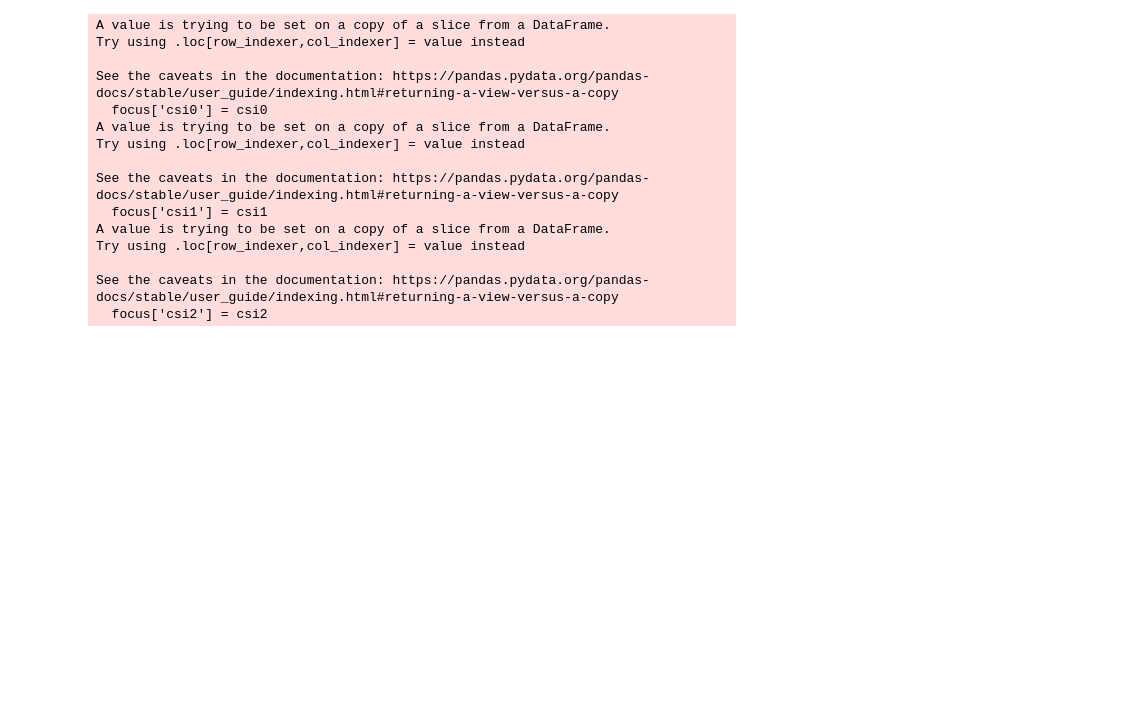
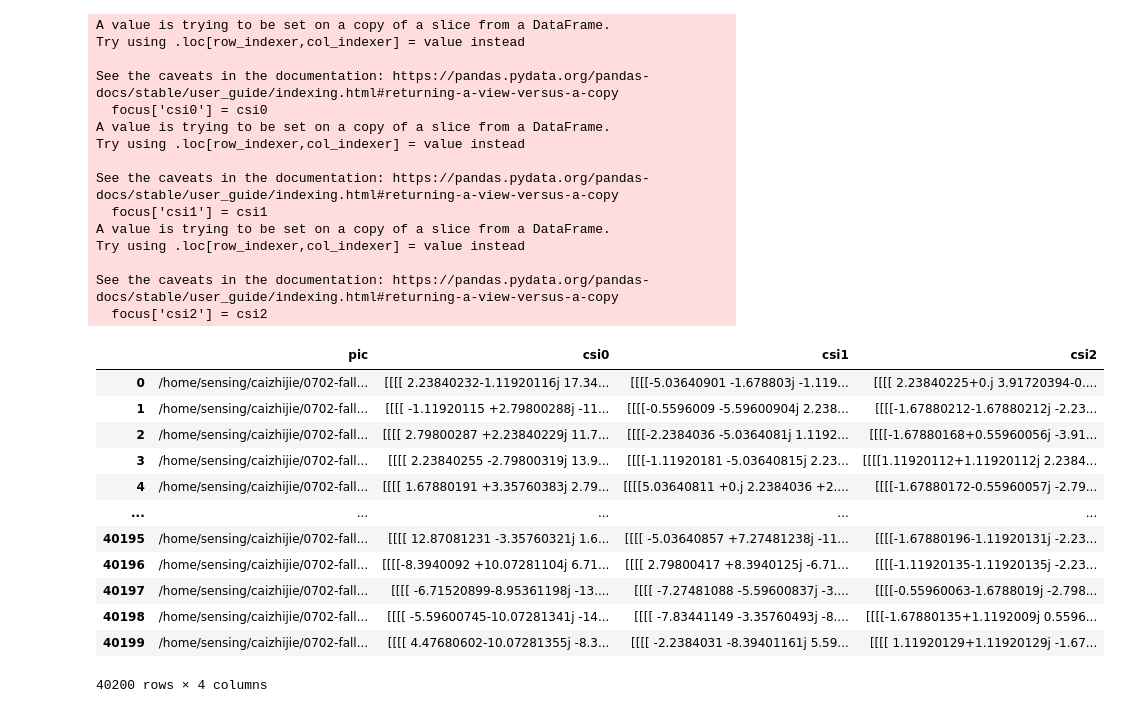
Before and after one commit to shawnnn3di/falldewideo, a Jupyter notebook: annotate/csi/align.ipynb, the cells around one changed output. Saved outputs shown, nothing was run; the diff lists cells and outputs as text; code cells hidden in the pictures; blank space fills up the shorter version.

```diff
--- a/annotate/align/align.ipynb
+++ b/annotate/csi/align.ipynb
@@ -199,6 +199,22 @@ See the caveats in the documentation: https://pandas.pydata.org/pandas-docs/stab
   focus['csi2'] = csi2
 # %%
 cleaned = pd.DataFrame.from_dict({'pic':pic, 'csi0': csi0, 'csi1': csi1, 'csi2': csi2})
+# %%
+cleaned
+# %% [output]
+|  | pic | csi0 | csi1 | csi2 |
+| 0 | /home/sensing/caizhijie/0702-fall... | [[[[ 2.23840232-1.11920116j 17.34... | [[[[-5.03640901 -1.678803j -1.119... | [[[[ 2.23840225+0.j 3.91720394-0.... |
+| 1 | /home/sensing/caizhijie/0702-fall... | [[[[ -1.11920115 +2.79800288j -11... | [[[[-0.5596009 -5.59600904j 2.238... | [[[[-1.67880212-1.67880212j -2.23... |
+| 2 | /home/sensing/caizhijie/0702-fall... | [[[[ 2.79800287 +2.23840229j 11.7... | [[[[-2.2384036 -5.0364081j 1.1192... | [[[[-1.67880168+0.55960056j -3.91... |
+| 3 | /home/sensing/caizhijie/0702-fall... | [[[[ 2.23840255 -2.79800319j 13.9... | [[[[-1.11920181 -5.03640815j 2.23... | [[[[1.11920112+1.11920112j 2.2384... |
+| 4 | /home/sensing/caizhijie/0702-fall... | [[[[ 1.67880191 +3.35760383j 2.79... | [[[[5.03640811 +0.j 2.2384036 +2.... | [[[[-1.67880172-0.55960057j -2.79... |
+| ... | ... | ... | ... | ... |
+| 40195 | /home/sensing/caizhijie/0702-fall... | [[[[ 12.87081231 -3.35760321j 1.6... | [[[[ -5.03640857 +7.27481238j -11... | [[[[-1.67880196-1.11920131j -2.23... |
+| 40196 | /home/sensing/caizhijie/0702-fall... | [[[[-8.3940092 +10.07281104j 6.71... | [[[[ 2.79800417 +8.3940125j -6.71... | [[[[-1.11920135-1.11920135j -2.23... |
+| 40197 | /home/sensing/caizhijie/0702-fall... | [[[[ -6.71520899-8.95361198j -13.... | [[[[ -7.27481088 -5.59600837j -3.... | [[[[-0.55960063-1.6788019j -2.798... |
+| 40198 | /home/sensing/caizhijie/0702-fall... | [[[[ -5.59600745-10.07281341j -14... | [[[[ -7.83441149 -3.35760493j -8.... | [[[[-1.67880135+1.1192009j 0.5596... |
+| 40199 | /home/sensing/caizhijie/0702-fall... | [[[[ 4.47680602-10.07281355j -8.3... | [[[[ -2.2384031 -8.39401161j 5.59... | [[[[ 1.11920129+1.11920129j -1.67... |
+40200 rows × 4 columns
 # %%
 import pickle as pk
 
```
Also changed, not shown: parts of 1 cell of this notebook, 3 other files.
